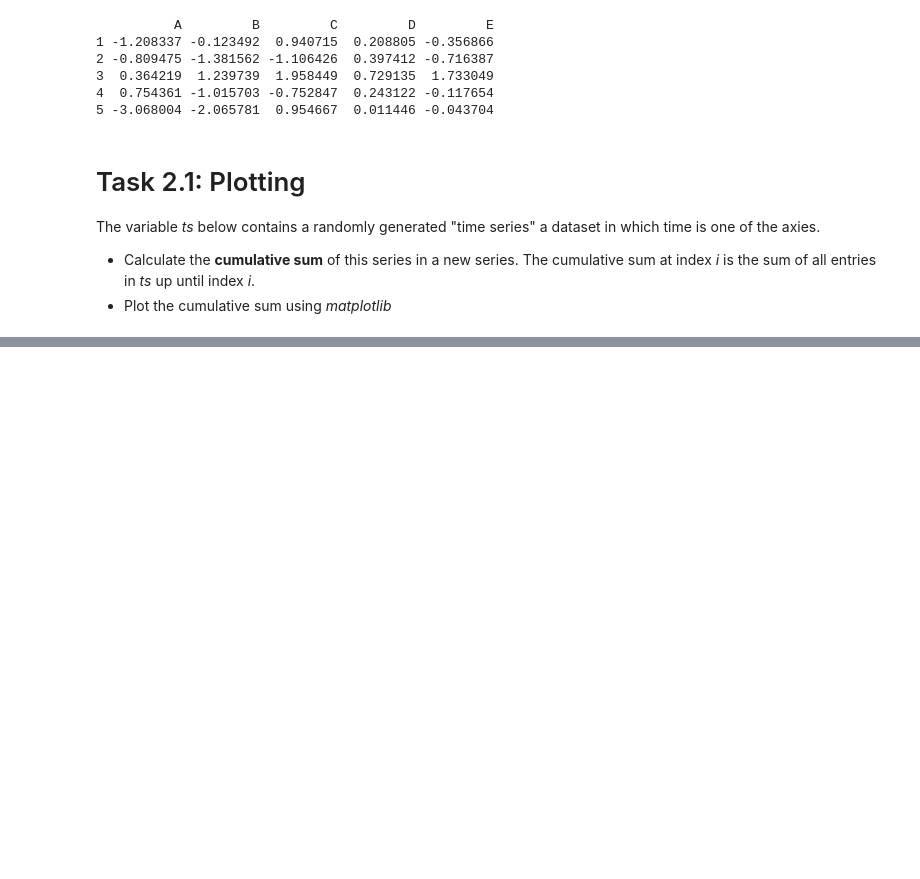
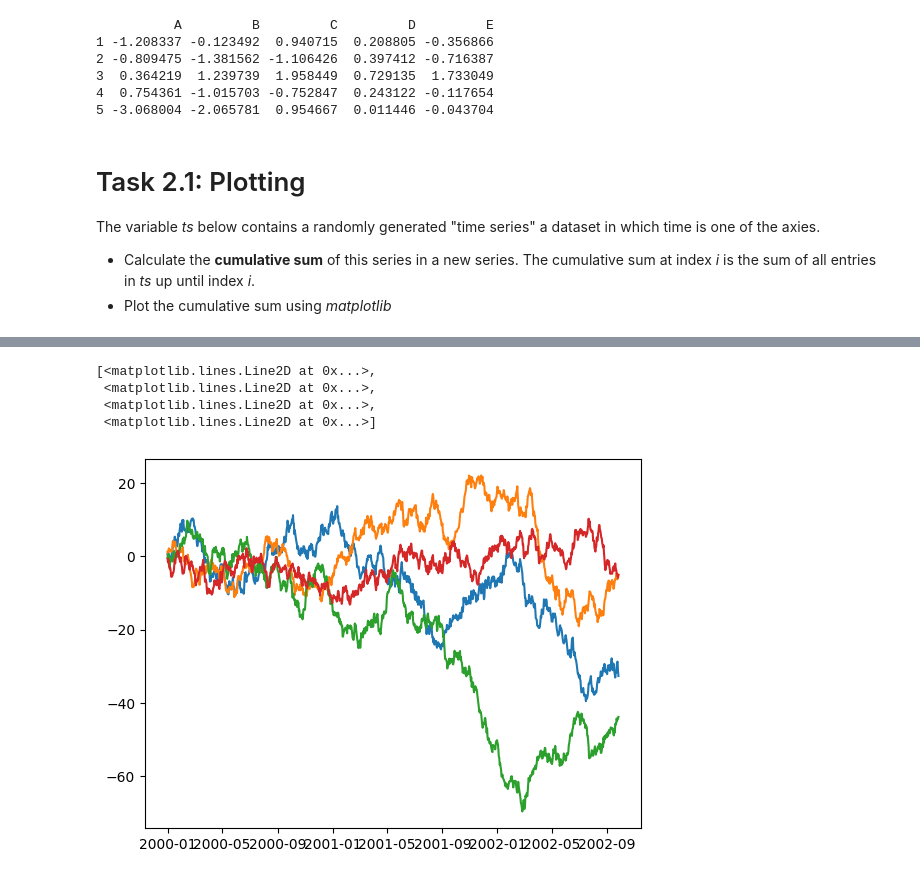
Before and after one commit to Cuerillius/ueK259, a Jupyter notebook: demos/02_PandasIntro.ipynb, the cells around one changed output, grey strips where cells are left out. Cells and saved outputs as stored; diff of their text form; code cells hidden in the pictures; blank space fills up the shorter version.

```diff
--- a/demos/02_PandasIntro.ipynb
+++ b/demos/02_PandasIntro.ipynb
@@ -122,4 +124,13 @@ The output should look similar to this:\
 # %%
 df = pd.DataFrame(
     np.random.randn(1000, 4), index=ts.index, columns=["A", "B", "C", "D"]
 )
+
+dfcs = df.cumsum()
+plt.plot(dfcs)
+# %% [output]
+[<matplotlib.lines.Line2D at 0x...>,
+ <matplotlib.lines.Line2D at 0x...>,
+ <matplotlib.lines.Line2D at 0x...>,
+ <matplotlib.lines.Line2D at 0x...>]
+[figure, added]
```
Also changed, not shown: parts of 1 cell of this notebook.
